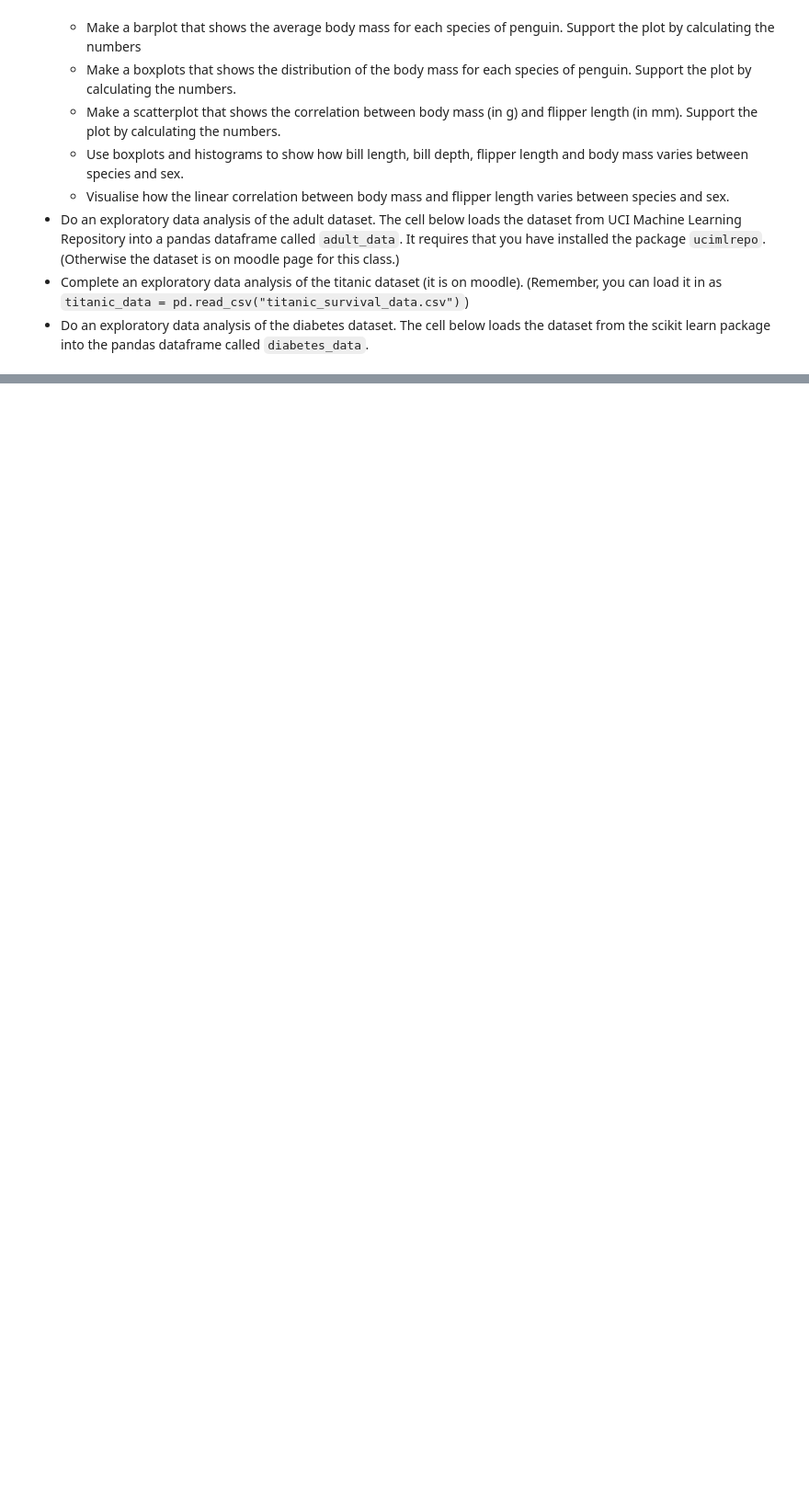
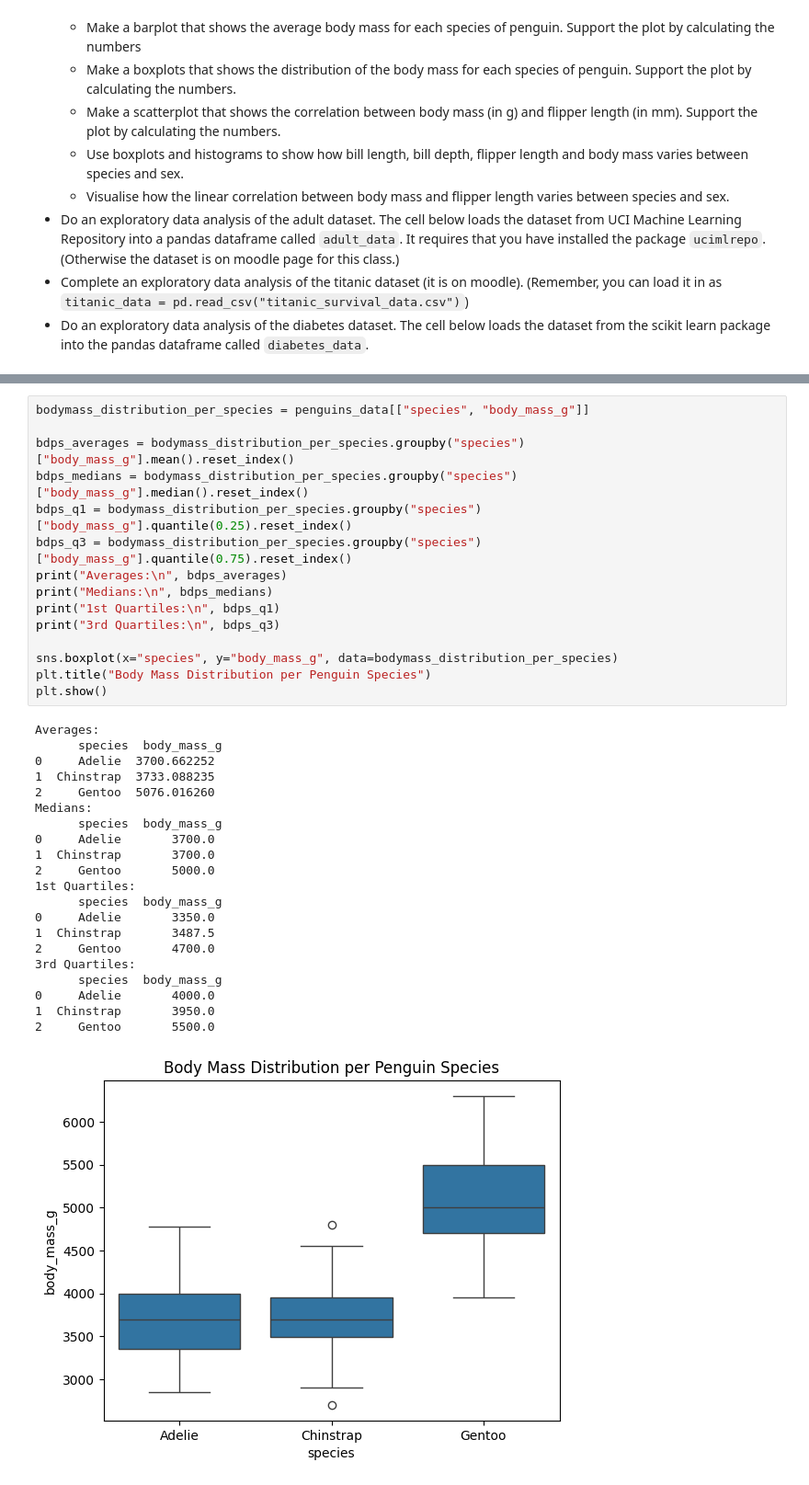
Before and after one commit to X1las/DaT, a Jupyter notebook: exercises.ipynb, the cells around one changed output, grey strips where cells are left out. Shown at 92% size. Drawn from its saved outputs; the diff is of its cells as text; blank space fills up the shorter version.

```diff
--- a/exercises.ipynb
+++ b/exercises.ipynb
@@ -153,0 +203,37 @@ File: "Exercises in DT and EDA"
+# %%
+bodymass_distribution_per_species = penguins_data[["species", "body_mass_g"]]
+
+bdps_averages = bodymass_distribution_per_species.groupby("species")["body_mass_g"].mean().reset_index()
+bdps_medians = bodymass_distribution_per_species.groupby("species")["body_mass_g"].median().reset_index()
+bdps_q1 = bodymass_distribution_per_species.groupby("species")["body_mass_g"].quantile(0.25).reset_index()
+bdps_q3 = bodymass_distribution_per_species.groupby("species")["body_mass_g"].quantile(0.75).reset_index()
+print("Averages:\n", bdps_averages)
+print("Medians:\n", bdps_medians)
+print("1st Quartiles:\n", bdps_q1)
+print("3rd Quartiles:\n", bdps_q3)
+
+sns.boxplot(x="species", y="body_mass_g", data=bodymass_distribution_per_species)
+plt.title("Body Mass Distribution per Penguin Species")
+plt.show()
+# %% [output]
+Averages:
+      species  body_mass_g
+0     Adelie  3700.662252
+1  Chinstrap  3733.088235
+2     Gentoo  5076.016260
+Medians:
+      species  body_mass_g
+0     Adelie       3700.0
+1  Chinstrap       3700.0
+2     Gentoo       5000.0
+1st Quartiles:
+      species  body_mass_g
+0     Adelie       3350.0
+1  Chinstrap       3487.5
+2     Gentoo       4700.0
+3rd Quartiles:
+      species  body_mass_g
+0     Adelie       4000.0
+1  Chinstrap       3950.0
+2     Gentoo       5500.0
+[figure, added]
```
Also changed, not shown: parts of 30 cells of this notebook, 2 other files.
